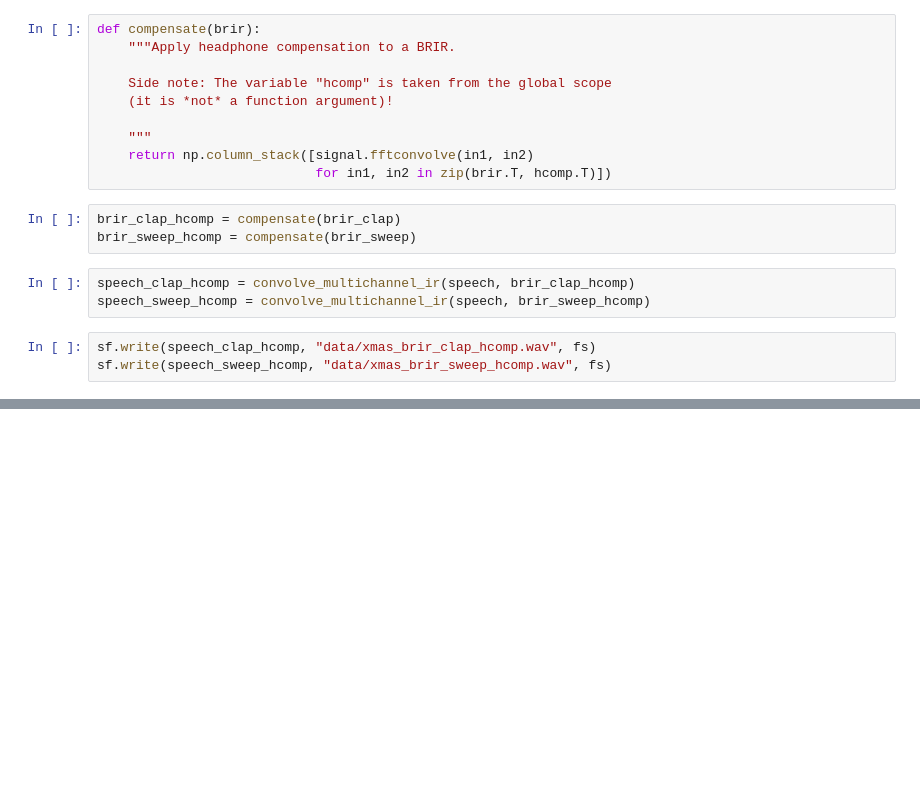
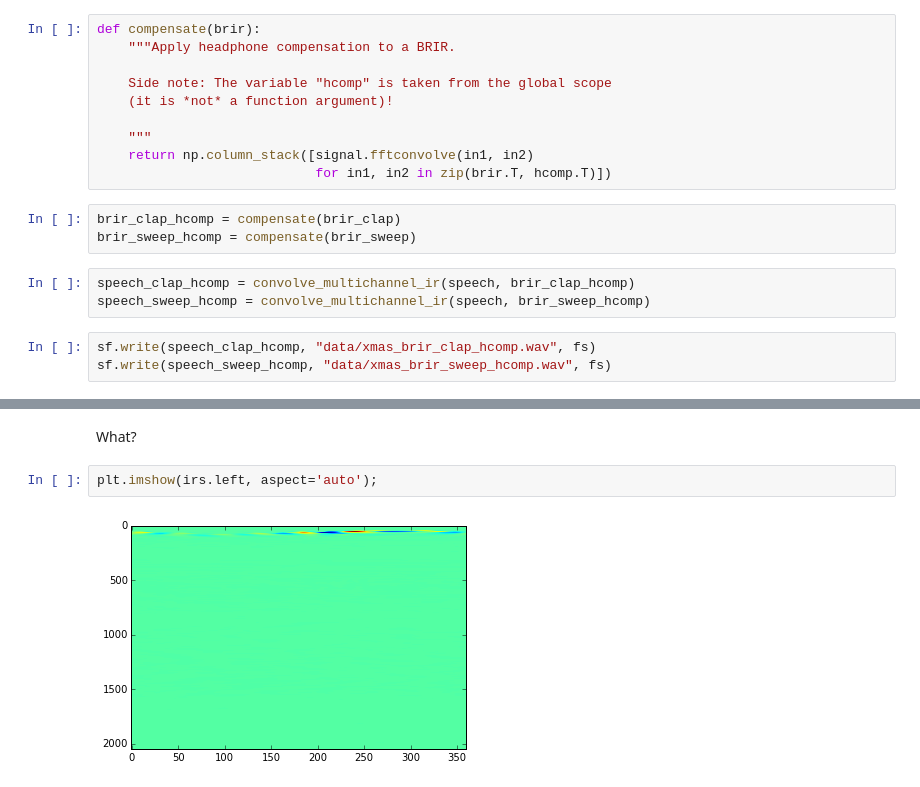
Before and after one commit to spatialaudio/selected-topics-in-audio-signal-processing-exercises, a Jupyter notebook: brir-solutions.ipynb, the cells around one changed output, grey strips where cells are left out. Saved outputs shown, nothing was run; the diff lists cells and outputs as text; blank space fills up the shorter version.

```diff
--- a/brir-solutions.ipynb
+++ b/brir-solutions.ipynb
@@ -169,0 +231,6 @@ If you use any other type of headphones, the result might not sound better, it m
+# %% [markdown]
+What?
+# %%
+plt.imshow(irs.left, aspect='auto');
+# %% [output]
+[figure, added]
```
Also changed, not shown: parts of 26 cells of this notebook, 5 other files.
